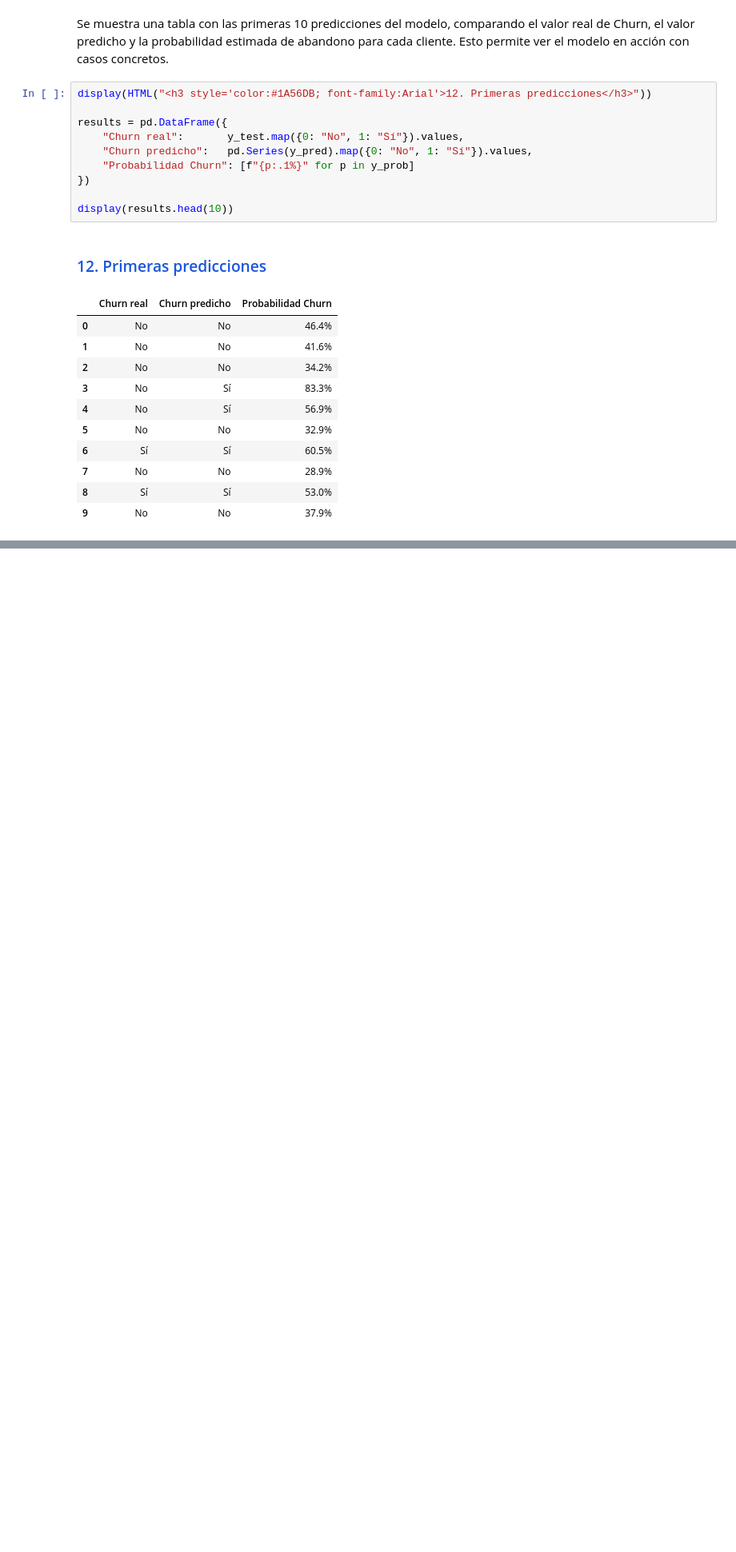
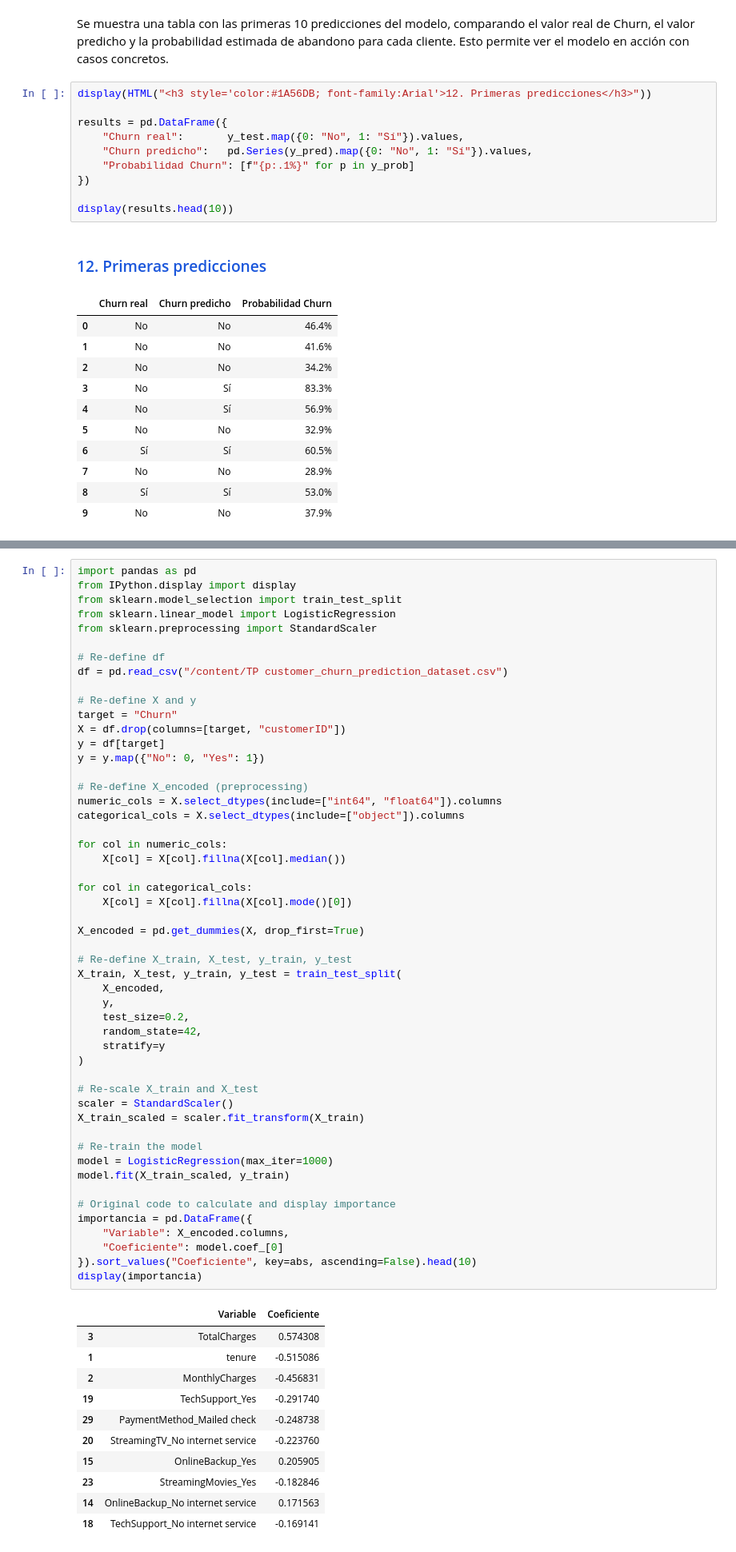
Before and after one commit to nknak-crypto/Machine-Learning-Supervisado, a Jupyter notebook: Grupo_TP3_2026.ipynb, the cells around one changed output, grey strips where cells are left out. Shown at 80% size. Saved outputs shown, nothing was run; the diff lists cells and outputs as text; blank space fills up the shorter version.

```diff
--- a/Grupo_TP3_2026.ipynb
+++ b/Grupo_TP3_2026.ipynb
@@ -804,0 +676,63 @@ Si bien el modelo actual no alcanza un rendimiento óptimo debido al tamaño red
+# %%
+import pandas as pd
+from IPython.display import display
+from sklearn.model_selection import train_test_split
+from sklearn.linear_model import LogisticRegression
+from sklearn.preprocessing import StandardScaler
+
+# Re-define df
+df = pd.read_csv("/content/TP customer_churn_prediction_dataset.csv")
+
+# Re-define X and y
+target = "Churn"
+X = df.drop(columns=[target, "customerID"])
+y = df[target]
+y = y.map({"No": 0, "Yes": 1})
+
+# Re-define X_encoded (preprocessing)
+numeric_cols = X.select_dtypes(include=["int64", "float64"]).columns
+categorical_cols = X.select_dtypes(include=["object"]).columns
+
+for col in numeric_cols:
+    X[col] = X[col].fillna(X[col].median())
+
+for col in categorical_cols:
+    X[col] = X[col].fillna(X[col].mode()[0])
+
+X_encoded = pd.get_dummies(X, drop_first=True)
+
+# Re-define X_train, X_test, y_train, y_test
+X_train, X_test, y_train, y_test = train_test_split(
+    X_encoded,
+    y,
+    test_size=0.2,
+    random_state=42,
+    stratify=y
+)
+
+# Re-scale X_train and X_test
+scaler = StandardScaler()
+X_train_scaled = scaler.fit_transform(X_train)
+
+# Re-train the model
+model = LogisticRegression(max_iter=1000)
+model.fit(X_train_scaled, y_train)
+
+# Original code to calculate and display importance
+importancia = pd.DataFrame({
+    "Variable": X_encoded.columns,
+    "Coeficiente": model.coef_[0]
+}).sort_values("Coeficiente", key=abs, ascending=False).head(10)
+display(importancia)
+# %% [output]
+|  | Variable | Coeficiente |
+| 3 | TotalCharges | 0.574308 |
+| 1 | tenure | -0.515086 |
+| 2 | MonthlyCharges | -0.456831 |
+| 19 | TechSupport_Yes | -0.291740 |
+| 29 | PaymentMethod_Mailed check | -0.248738 |
+| 20 | StreamingTV_No internet service | -0.223760 |
+| 15 | OnlineBackup_Yes | 0.205905 |
+| 23 | StreamingMovies_Yes | -0.182846 |
+| 14 | OnlineBackup_No internet service | 0.171563 |
+| 18 | TechSupport_No internet service | -0.169141 |
```
Also changed, not shown: parts of 6 cells of this notebook.
